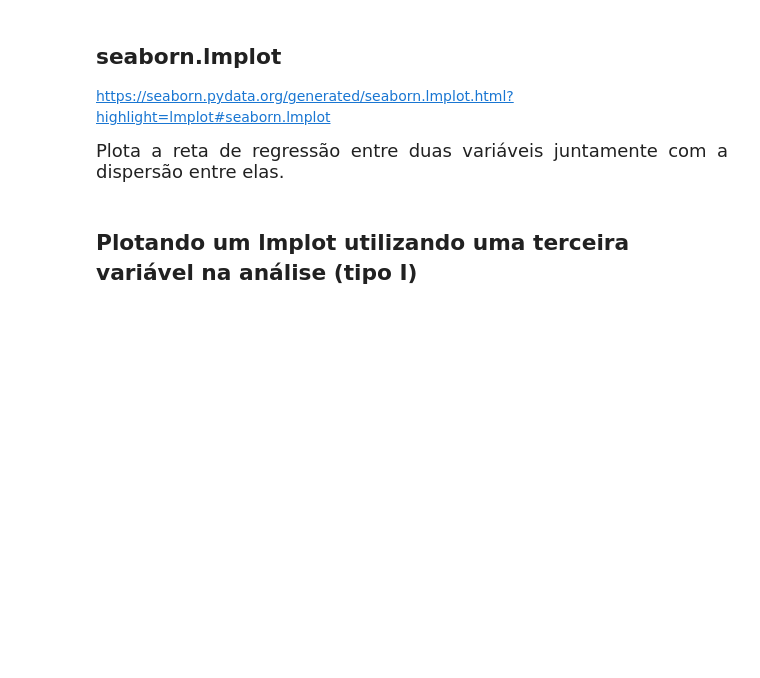
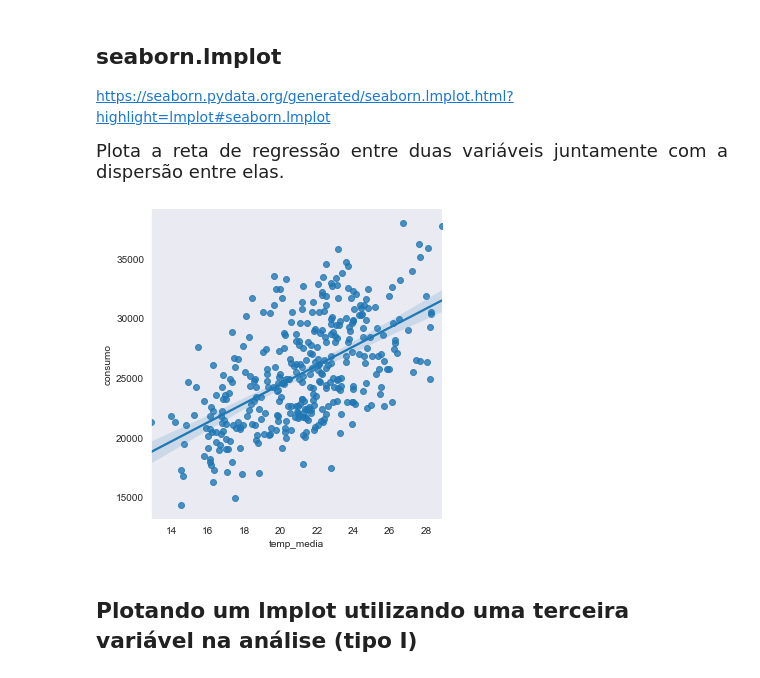
Before and after one commit to Thiagodcfarias/Projetos-Data-Science, a Jupyter notebook: Regression/Alura-beer-consumption/model.ipynb, the cells around one changed output. Cells and saved outputs as stored; diff of their text form; code cells hidden in the pictures; blank space fills up the shorter version.

```diff
--- a/Regression/Alura-beer-consumption/model.ipynb
+++ b/Regression/Alura-beer-consumption/model.ipynb
@@ -245,5 +258,9 @@ https://seaborn.pydata.org/generated/seaborn.jointplot.html?highlight=jointplot#
 https://seaborn.pydata.org/generated/seaborn.lmplot.html?highlight=lmplot#seaborn.lmplot
 
 <p style='font-size: 18px; line-height: 2; margin: 10px 50px; text-align: justify;'>Plota a reta de regressão entre duas variáveis juntamente com a dispersão entre elas.</p>
+# %%
+ax = sns.lmplot(data = df, y = 'consumo',x = 'temp_media')
+# %% [output]
+[figure, added]
 # %% [markdown]
 ## Plotando um lmplot utilizando uma terceira variável na análise (tipo I)
```
Also changed, not shown: parts of 27 cells of this notebook.
